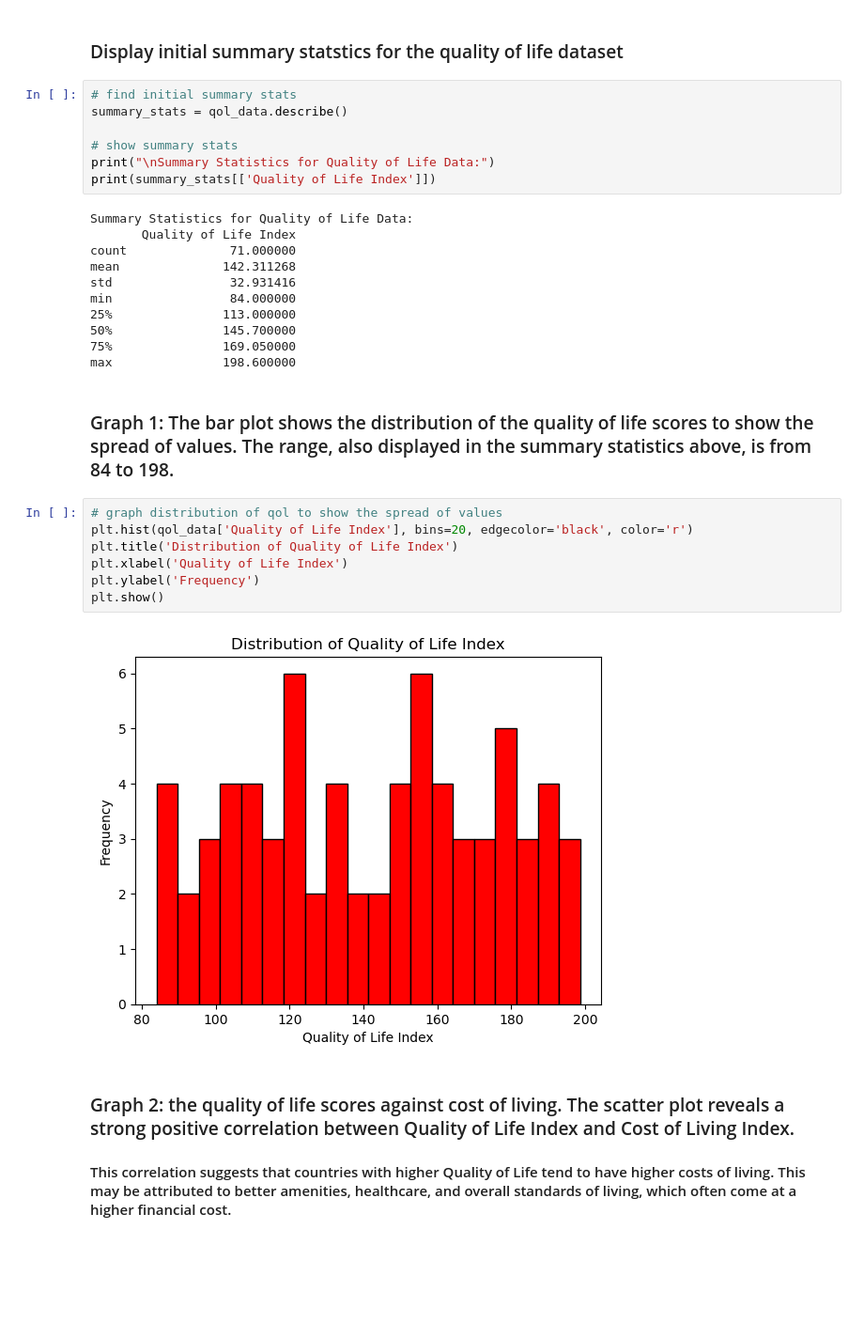
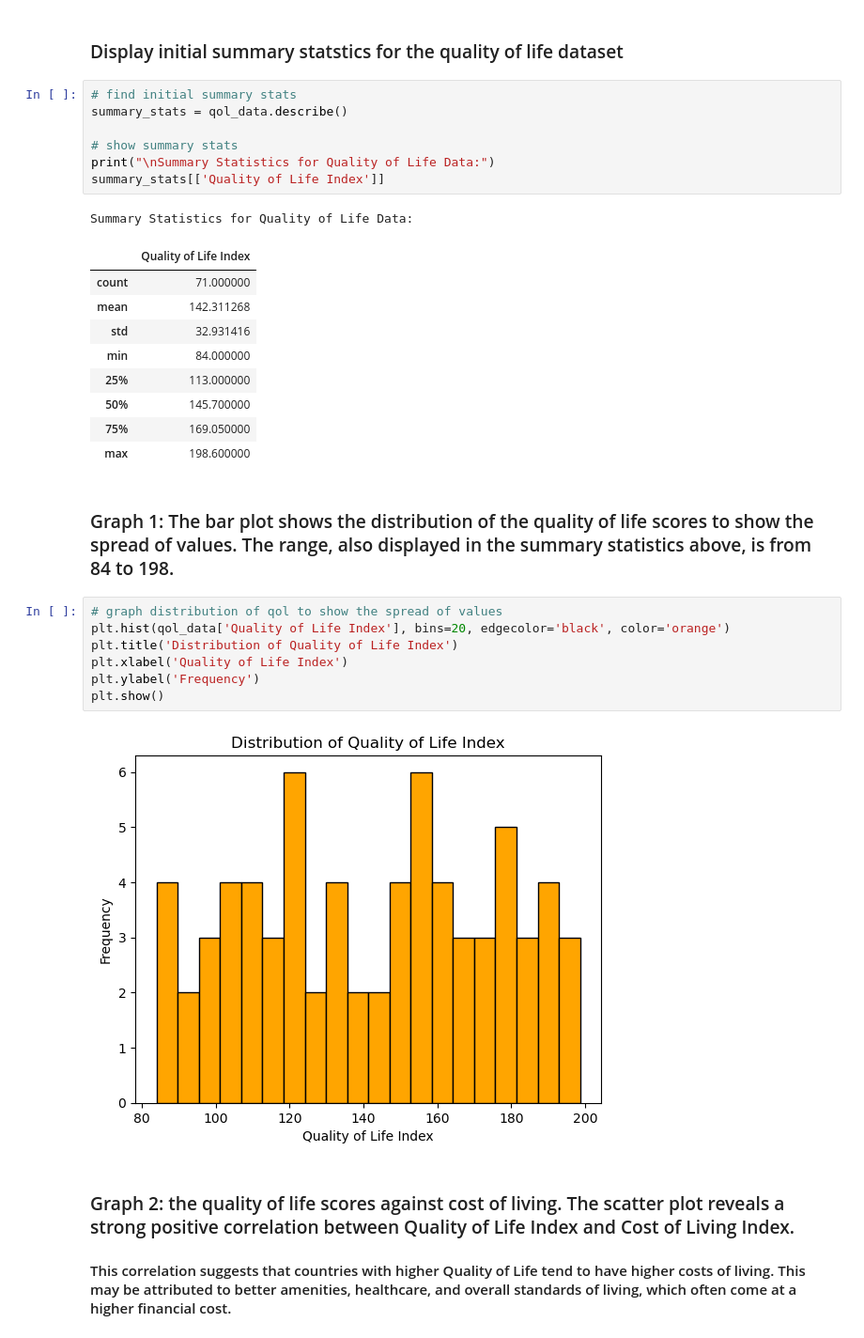
Before and after one commit to swroblewski-tu/swroblewski-tu, a Jupyter notebook: WroblewskiFinal.ipynb, the cells around one changed output. Shown at 94% size. Drawn from its saved outputs; the diff is of its cells as text; blank space fills up the shorter version.

```diff
--- a/WroblewskiFinal.ipynb
+++ b/WroblewskiFinal.ipynb
@@ -208,29 +208,29 @@ summary_stats = qol_data.describe()
 
 # show summary stats
 print("\nSummary Statistics for Quality of Life Data:")
-print(summary_stats[['Quality of Life Index']])
+summary_stats[['Quality of Life Index']]
 # %% [output]
 Summary Statistics for Quality of Life Data:
-       Quality of Life Index
-count              71.000000
-mean              142.311268
-std                32.931416
-min                84.000000
-25%               113.000000
-50%               145.700000
-75%               169.050000
-max               198.600000
+|  | Quality of Life Index |
+| count | 71.000000 |
+| mean | 142.311268 |
+| std | 32.931416 |
+| min | 84.000000 |
+| 25% | 113.000000 |
+| 50% | 145.700000 |
+| 75% | 169.050000 |
+| max | 198.600000 |
 # %% [markdown]
 ### Graph 1: The bar plot shows the distribution of the quality of life scores to show the spread of values. The range, also displayed in the summary statistics above, is from 84 to 198.
 # %%
 # graph distribution of qol to show the spread of values
-plt.hist(qol_data['Quality of Life Index'], bins=20, edgecolor='black', color='r')
+plt.hist(qol_data['Quality of Life Index'], bins=20, edgecolor='black', color='orange')
 plt.title('Distribution of Quality of Life Index')
 plt.xlabel('Quality of Life Index')
 plt.ylabel('Frequency')
 plt.show()
 # %% [output]
-[figure, old version]
+[figure, new version]
 # %% [markdown]
 ### Graph 2: the quality of life scores against cost of living. The scatter plot reveals a strong positive correlation between Quality of Life Index and Cost of Living Index.
 
```
Also changed, not shown: parts of 22 cells of this notebook.
